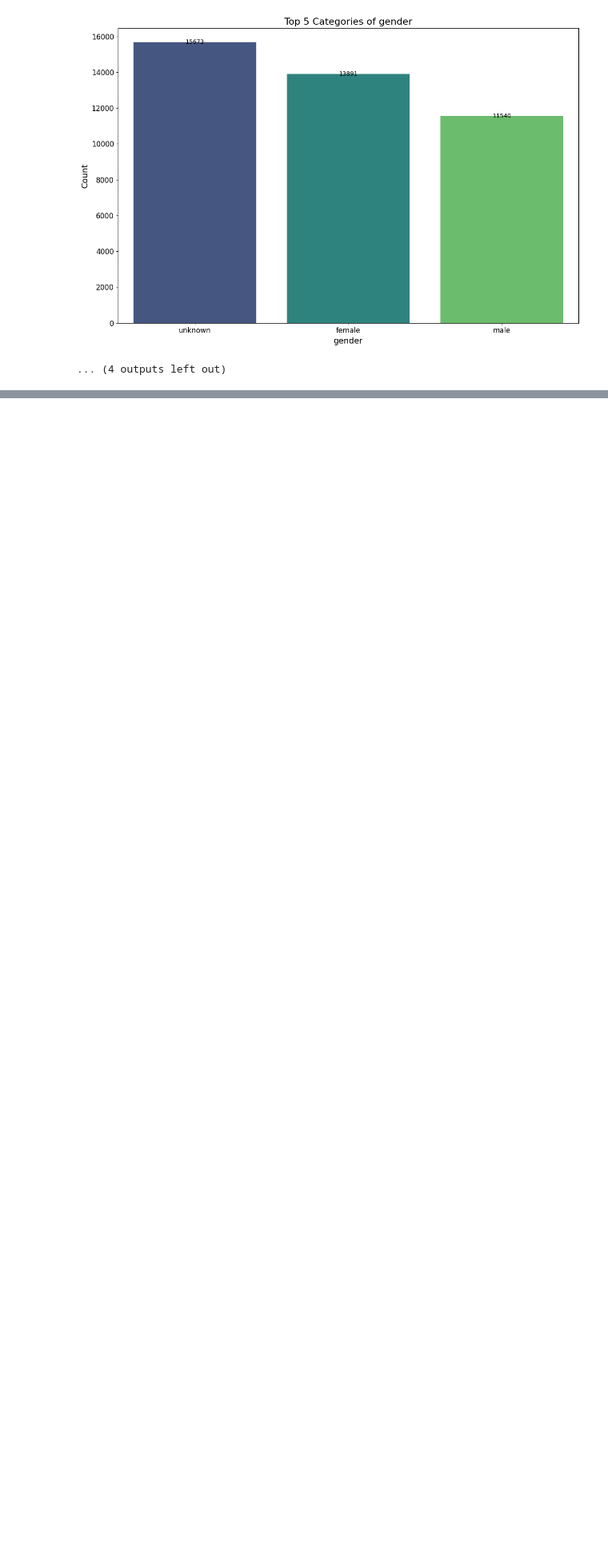
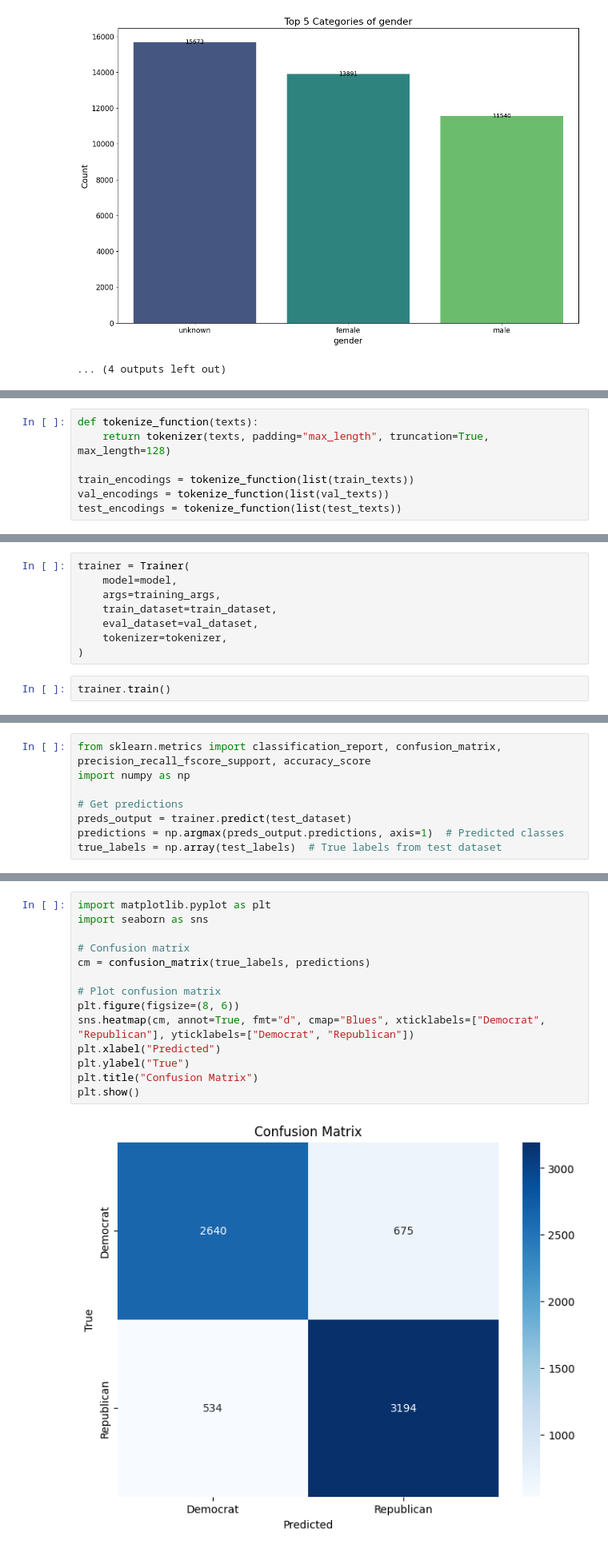
Before and after one commit to Nastiiasaenko/Final-Project---Explainable-AI-, a Jupyter notebook: notebooks/Training_on_data_to_capture_different_aspects_and_get_baseline_models.ipynb, the cells around one changed output, grey strips where cells are left out. Shown: that part at 80% size. Cells and saved outputs as stored; diff of their text form; blank space fills up the shorter version.

```diff
--- a/notebooks/Training_on_data_to_capture_different_aspects_and_get_baseline_models.ipynb
+++ b/notebooks/Training_on_data_to_capture_different_aspects_and_get_baseline_models.ipynb
@@ -254,0 +399,7 @@ global_sample.sample(1)
+# %%
+def tokenize_function(texts):
+    return tokenizer(texts, padding="max_length", truncation=True, max_length=128)
+
+train_encodings = tokenize_function(list(train_texts))
+val_encodings = tokenize_function(list(val_texts))
+test_encodings = tokenize_function(list(test_texts))
@@ -254,0 +455,10 @@ global_sample.sample(1)
+# %%
+trainer = Trainer(
+    model=model,
+    args=training_args,
+    train_dataset=train_dataset,
+    eval_dataset=val_dataset,
+    tokenizer=tokenizer,
+)
+# %%
+trainer.train()
@@ -254,0 +522,8 @@ global_sample.sample(1)
+# %%
+from sklearn.metrics import classification_report, confusion_matrix, precision_recall_fscore_support, accuracy_score
+import numpy as np
+
+# Get predictions
+preds_output = trainer.predict(test_dataset)
+predictions = np.argmax(preds_output.predictions, axis=1)  # Predicted classes
+true_labels = np.array(test_labels)  # True labels from test dataset
@@ -254,0 +546,16 @@ global_sample.sample(1)
+# %%
+import matplotlib.pyplot as plt
+import seaborn as sns
+
+# Confusion matrix
+cm = confusion_matrix(true_labels, predictions)
+
+# Plot confusion matrix
+plt.figure(figsize=(8, 6))
+sns.heatmap(cm, annot=True, fmt="d", cmap="Blues", xticklabels=["Democrat", "Republican"], yticklabels=["Democrat", "Republican"])
+plt.xlabel("Predicted")
+plt.ylabel("True")
+plt.title("Confusion Matrix")
+plt.show()
+# %% [output]
+[figure, added]
```
Also changed, not shown: parts of 32 cells of this notebook.
